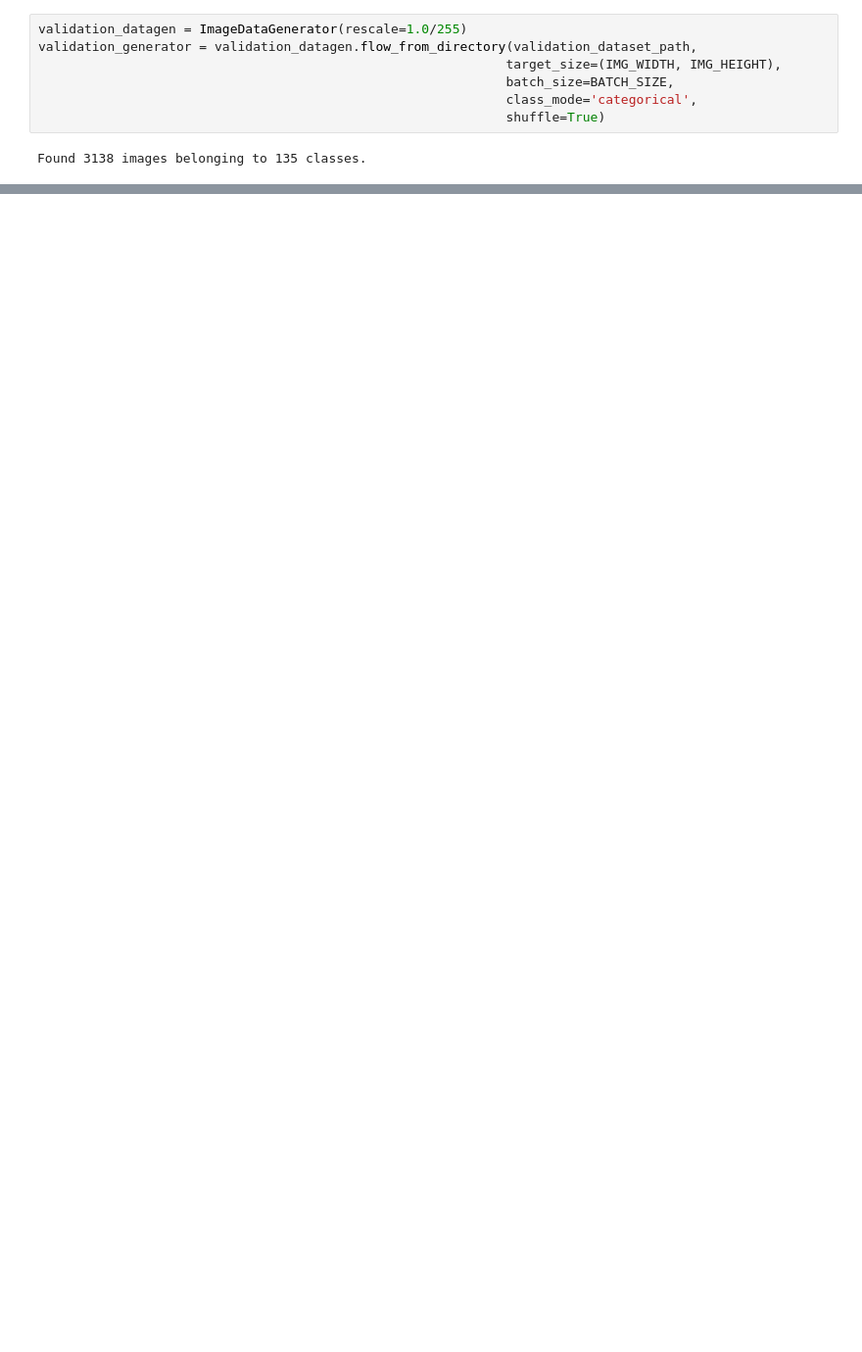
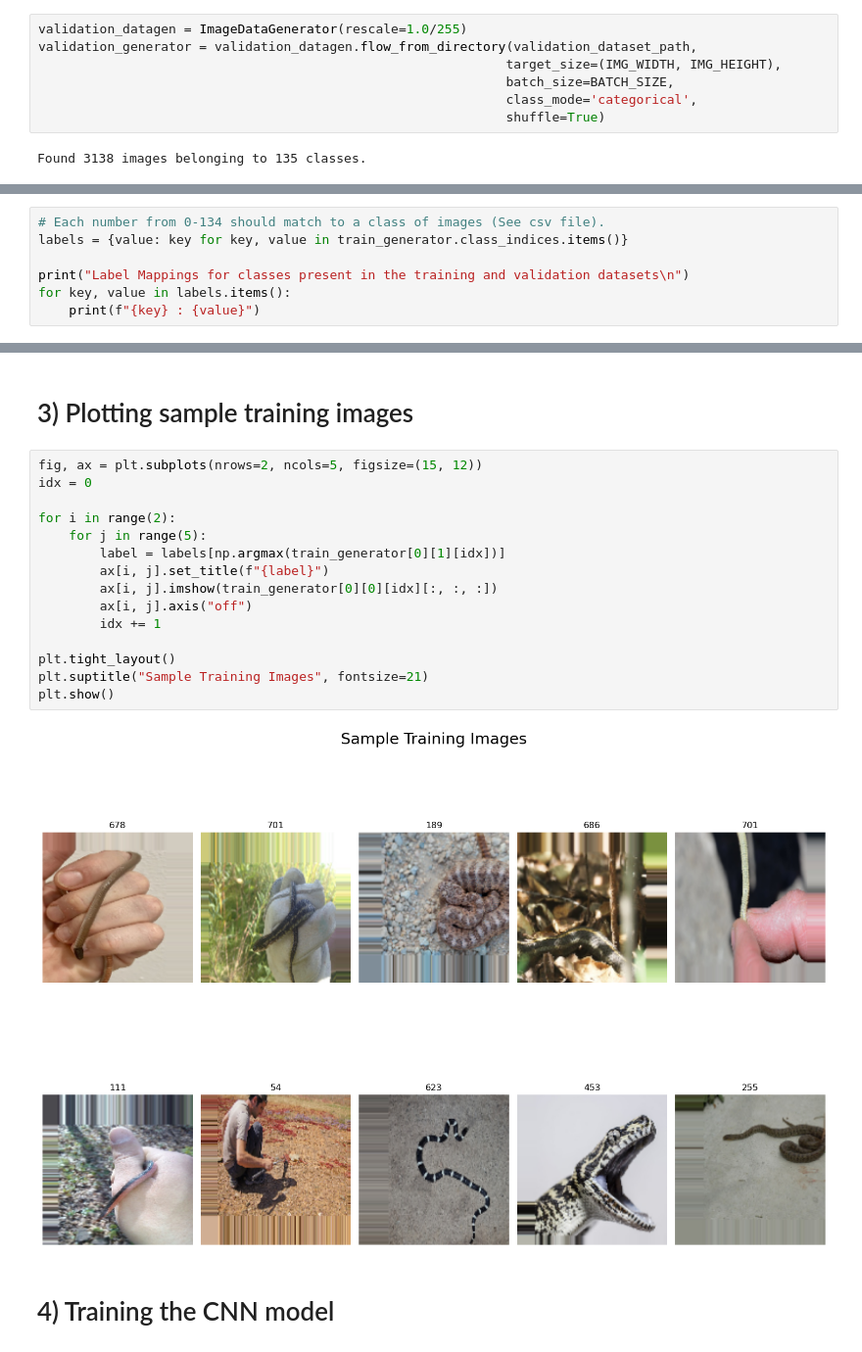
Before and after one commit to josh-wilkinson/Project2024, a Jupyter notebook: multiclass-CNN-classification.ipynb, the cells around one changed output, grey strips where cells are left out. Shown at 98% size. Drawn from its saved outputs; the diff is of its cells as text; blank space fills up the shorter version.

Commit message:
added image mapping part, added sample training images part

```diff
--- a/multiclass-CNN-classification.ipynb
+++ b/multiclass-CNN-classification.ipynb
@@ -63,0 +66,7 @@ Found 3138 images belonging to 135 classes.
+# %%
+# Each number from 0-134 should match to a class of images (See csv file).
+labels = {value: key for key, value in train_generator.class_indices.items()}
+
+print("Label Mappings for classes present in the training and validation datasets\n")
+for key, value in labels.items():
+    print(f"{key} : {value}")
@@ -63,0 +91,21 @@ Found 3138 images belonging to 135 classes.
+# %% [markdown]
+# 3) Plotting sample training images
+# %%
+fig, ax = plt.subplots(nrows=2, ncols=5, figsize=(15, 12))
+idx = 0
+
+for i in range(2):
+    for j in range(5):
+        label = labels[np.argmax(train_generator[0][1][idx])]
+        ax[i, j].set_title(f"{label}")
+        ax[i, j].imshow(train_generator[0][0][idx][:, :, :])
+        ax[i, j].axis("off")
+        idx += 1
+
+plt.tight_layout()
+plt.suptitle("Sample Training Images", fontsize=21)
+plt.show()
+# %% [output]
+[figure, added]
+# %% [markdown]
+# 4) Training the CNN model
```
Also changed, not shown: parts of 7 cells of this notebook.
